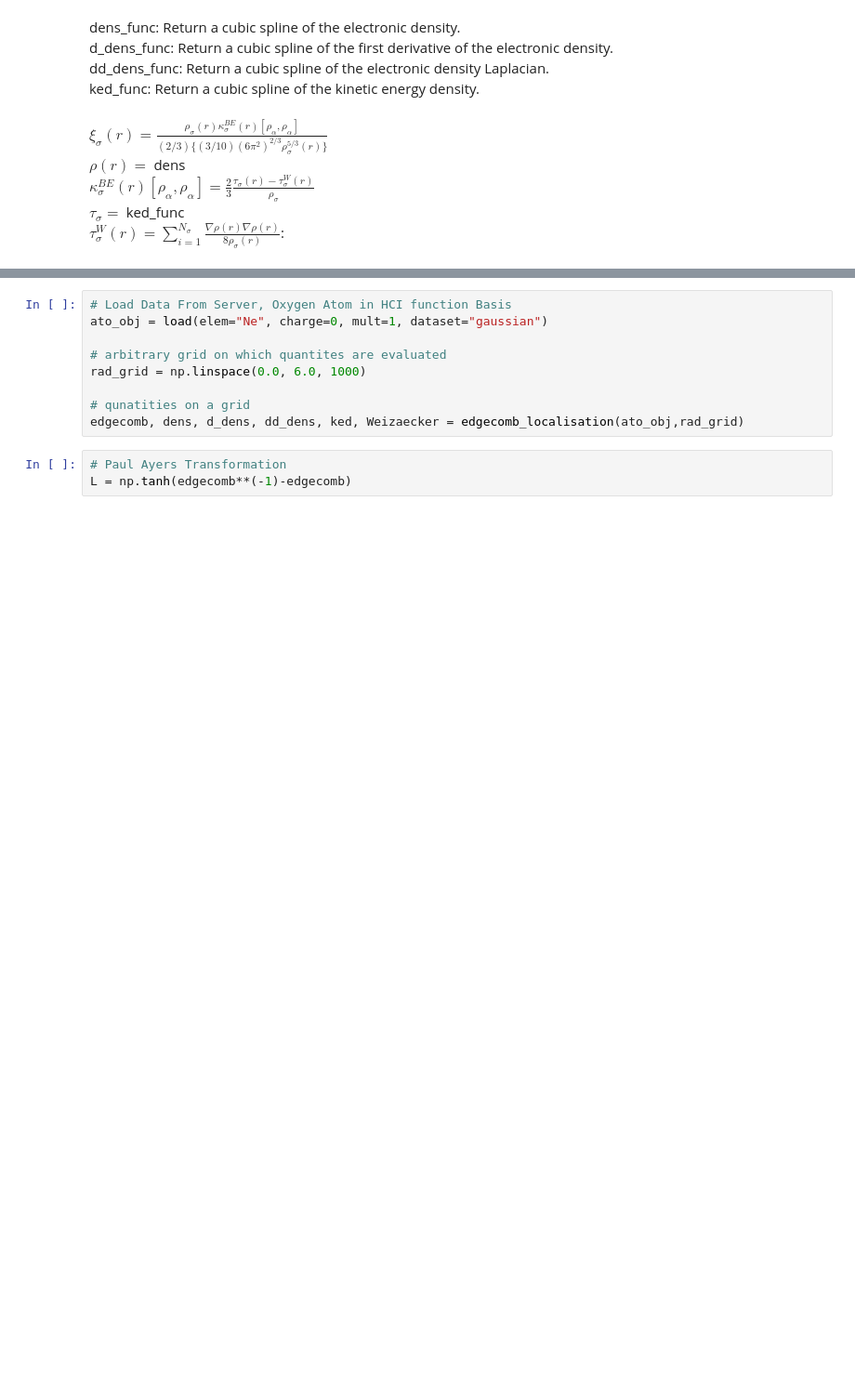
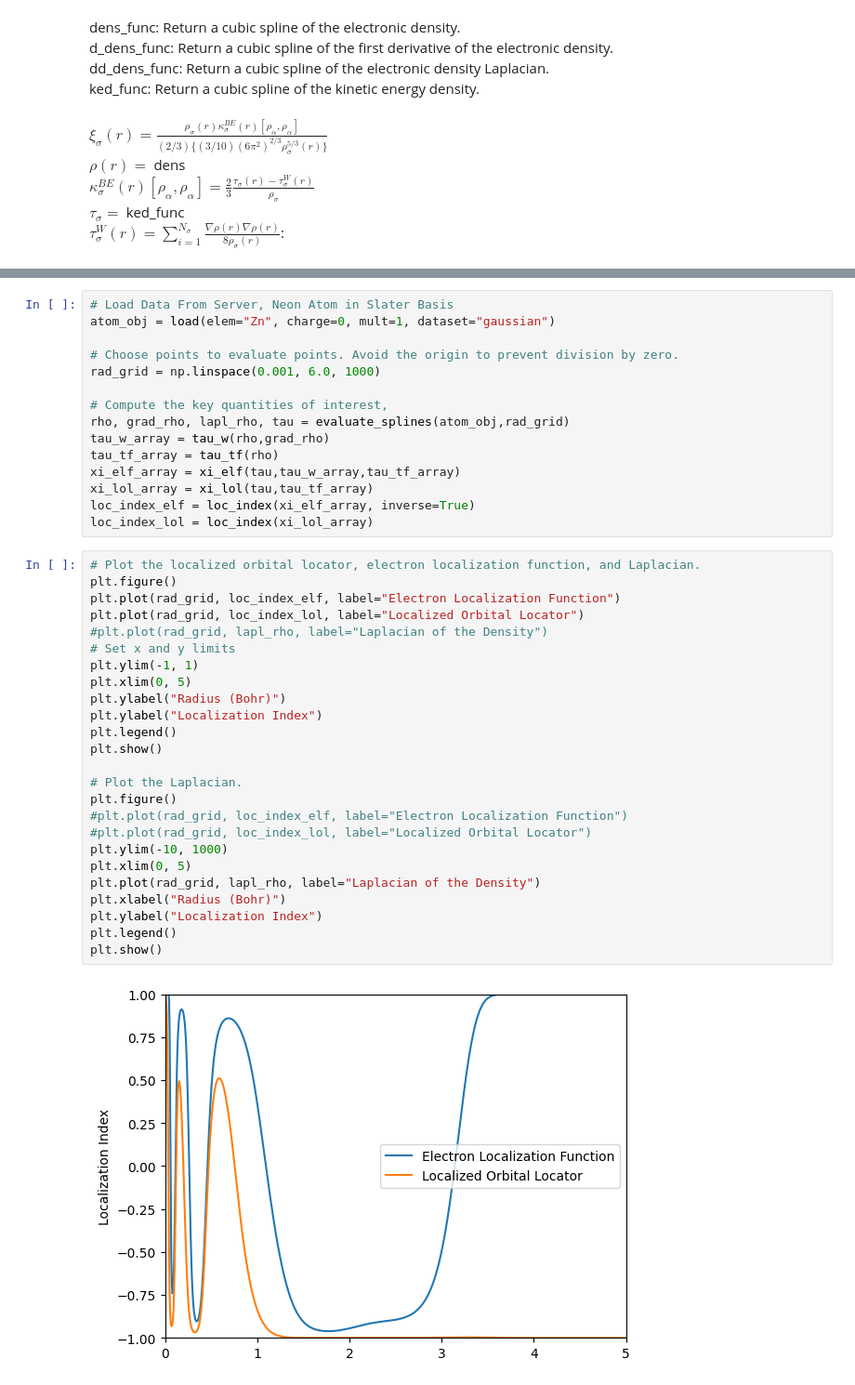
Before and after one commit to JannisErhard/Using_AtomDB, a Jupyter notebook: Localisation.ipynb, the cells around one changed output, grey strips where cells are left out. Shown at 93% size. Drawn from its saved outputs; the diff is of its cells as text; blank space fills up the shorter version.

Commit message:
Update localization notebook

```diff
--- a/Localisation.ipynb
+++ b/Localisation.ipynb
@@ -35,12 +218,42 @@ def edgecomb_localisation(ato_obj,grid):
 # %%
-# Load Data From Server, Oxygen Atom in HCI function Basis
-ato_obj = load(elem="Ne", charge=0, mult=1, dataset="gaussian")
+# Load Data From Server, Neon Atom in Slater Basis
+atom_obj = load(elem="Zn", charge=0, mult=1, dataset="gaussian")
 
-# arbitrary grid on which quantites are evaluated
-rad_grid = np.linspace(0.0, 6.0, 1000)
+# Choose points to evaluate points. Avoid the origin to prevent division by zero.
+rad_grid = np.linspace(0.001, 6.0, 1000)
 
-# qunatities on a grid
-edgecomb, dens, d_dens, dd_dens, ked, Weizaecker = edgecomb_localisation(ato_obj,rad_grid)
+# Compute the key quantities of interest,
+rho, grad_rho, lapl_rho, tau = evaluate_splines(atom_obj,rad_grid)
+tau_w_array = tau_w(rho,grad_rho)
+tau_tf_array = tau_tf(rho)
+xi_elf_array = xi_elf(tau,tau_w_array,tau_tf_array)
+xi_lol_array = xi_lol(tau,tau_tf_array)
+loc_index_elf = loc_index(xi_elf_array, inverse=True)
+loc_index_lol = loc_index(xi_lol_array)
-# %%
-# Paul Ayers Transformation
-L = np.tanh(edgecomb**(-1)-edgecomb)
+# %%
+# Plot the localized orbital locator, electron localization function, and Laplacian.
+plt.figure()
+plt.plot(rad_grid, loc_index_elf, label="Electron Localization Function")
+plt.plot(rad_grid, loc_index_lol, label="Localized Orbital Locator")
+#plt.plot(rad_grid, lapl_rho, label="Laplacian of the Density")
+# Set x and y limits
+plt.ylim(-1, 1)
+plt.xlim(0, 5)
+plt.ylabel("Radius (Bohr)")
+plt.ylabel("Localization Index")
+plt.legend()
+plt.show()
+
+# Plot the Laplacian.
+plt.figure()
+#plt.plot(rad_grid, loc_index_elf, label="Electron Localization Function")
+#plt.plot(rad_grid, loc_index_lol, label="Localized Orbital Locator")
+plt.ylim(-10, 1000)
+plt.xlim(0, 5)
+plt.plot(rad_grid, lapl_rho, label="Laplacian of the Density")
+plt.xlabel("Radius (Bohr)")
+plt.ylabel("Localization Index")
+plt.legend()
+plt.show()
+# %% [output]
+[figure, added]
```
Also changed, not shown: parts of 9 cells of this notebook, 1 other file.
